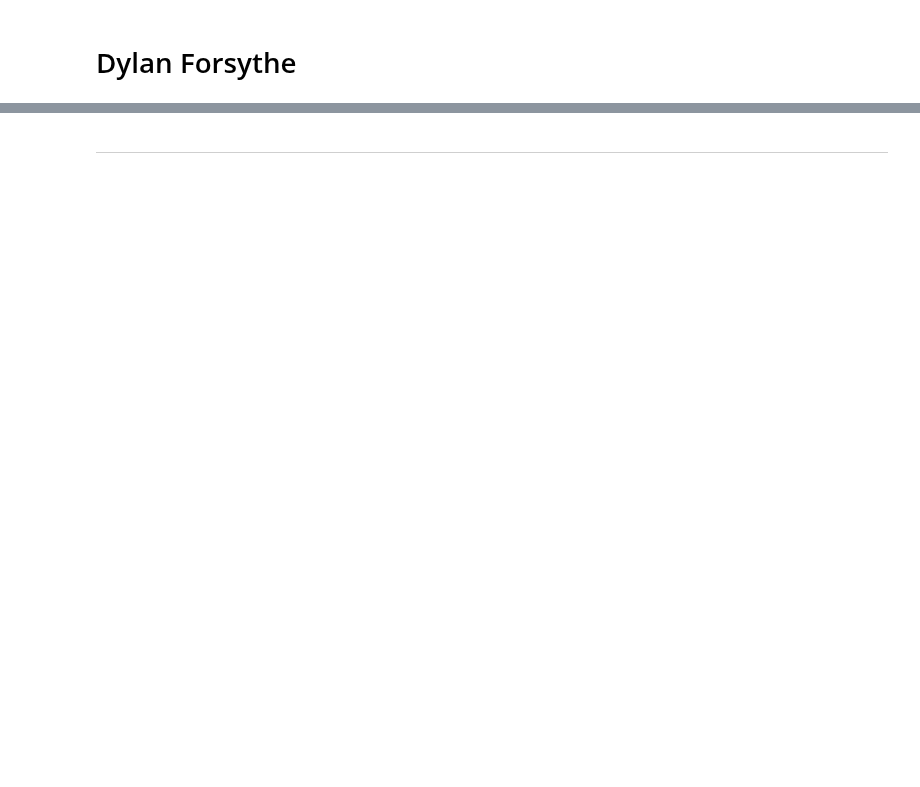
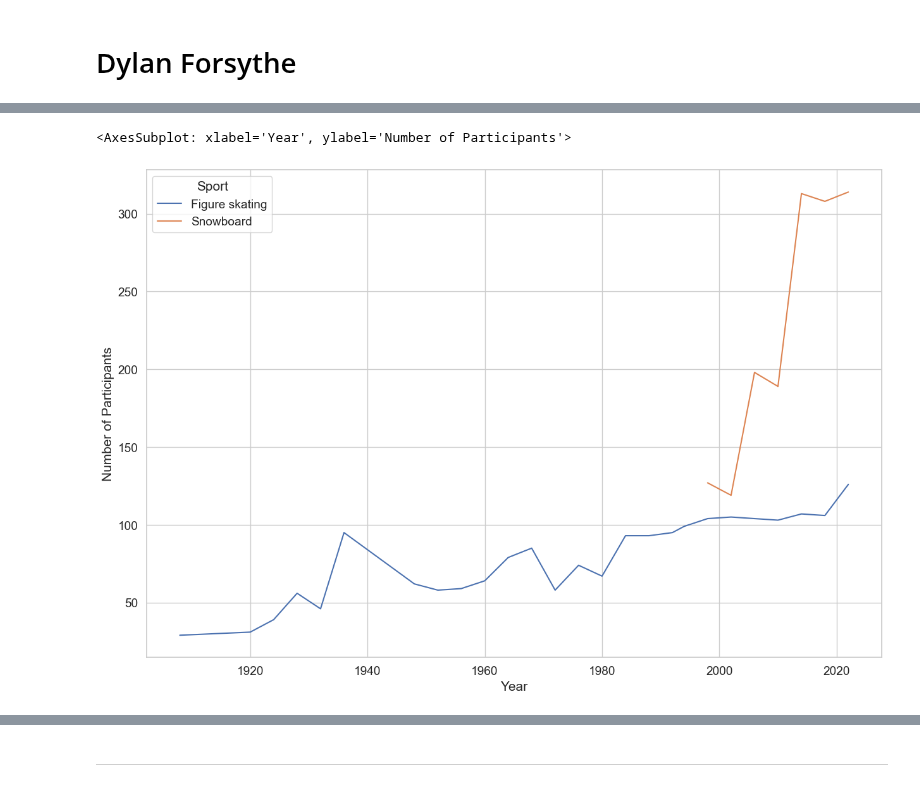
Before and after one commit to ubco-W2022T2-data301/project-group-group17, a Jupyter notebook: analysis/notebooks/analysis_dylan.ipynb, the cells around one changed output, grey strips where cells are left out. Cells and saved outputs as stored; diff of their text form; code cells hidden in the pictures; blank space fills up the shorter version.

Commit message:
Dylan: Worked on cleaning up my research question.

```diff
--- a/analysis/notebooks/analysis_dylan.ipynb
+++ b/analysis/notebooks/analysis_dylan.ipynb
@@ -162,0 +49,15 @@ t[0][0], t[1][0]
+# %%
+# Since we only want to look at the sports of Snowboarding and Figure Skating, I want to make a
+# dataframe containing only these two sports
+
+Snow_and_Skate_df = Research_df_merged[Research_df_merged['discipline_title'].isin(['Snowboard', 'Figure skating'])]
+Snow_and_Skate_df = Snow_and_Skate_df.reset_index(drop=True)
+# %%
+Snow_and_Skate_df = Snow_and_Skate_df.rename(columns={'discipline_title' : 'Sport',
+                                  'event_title' : 'Sporting Event Name',
+                                  'medal_type' : 'Awarded Medal',
+                                  'game_location' : 'Olympic Host',
+                                  'game_name' : 'Olympic Name',
+                                  'game_year' : 'Year'})
+Snow_and_Skate_df = Snow_and_Skate_df.reset_index(drop=True)
+Snow_and_Skate_df
@@ -162,0 +78,4 @@ t[0][0], t[1][0]
+# %%
+Snow_and_Skate_per_Sport = Snow_and_Skate_df.groupby(['Year', 'Olympic Name', 'Sport'])['Olympic Host'].count().reset_index()
+Snow_and_Skate_per_Sport = Snow_and_Skate_per_Sport.rename(columns={'Olympic Host' : 'Number of Participants'})
+Snow_and_Skate_per_Sport
@@ -162,0 +105,13 @@ t[0][0], t[1][0]
+# %%
+Snow_and_Skate_per_Sport.loc[0.1] = '1912', np.nan, np.nan, 0
+Snow_and_Skate_per_Sport.loc[0.2] = '1916', np.nan, np.nan, 0
+Snow_and_Skate_per_Sport.loc[5.1] = '1940', np.nan, np.nan, 0
+Snow_and_Skate_per_Sport.loc[5.2] = '1944', np.nan, np.nan, 0
+Snow_and_Skate_per_Sport = Snow_and_Skate_per_Sport.sort_index().reset_index(drop=True)
+# %%
+plt.figure(figsize=(15, 10))
+sns.lineplot(data= Snow_and_Skate_per_Sport,
+             x= 'Year', y= 'Number of Participants',hue= 'Sport')
+# %% [output]
+<AxesSubplot: xlabel='Year', ylabel='Number of Participants'>
+[figure, added]
```
Also changed, not shown: parts of 24 cells of this notebook.
